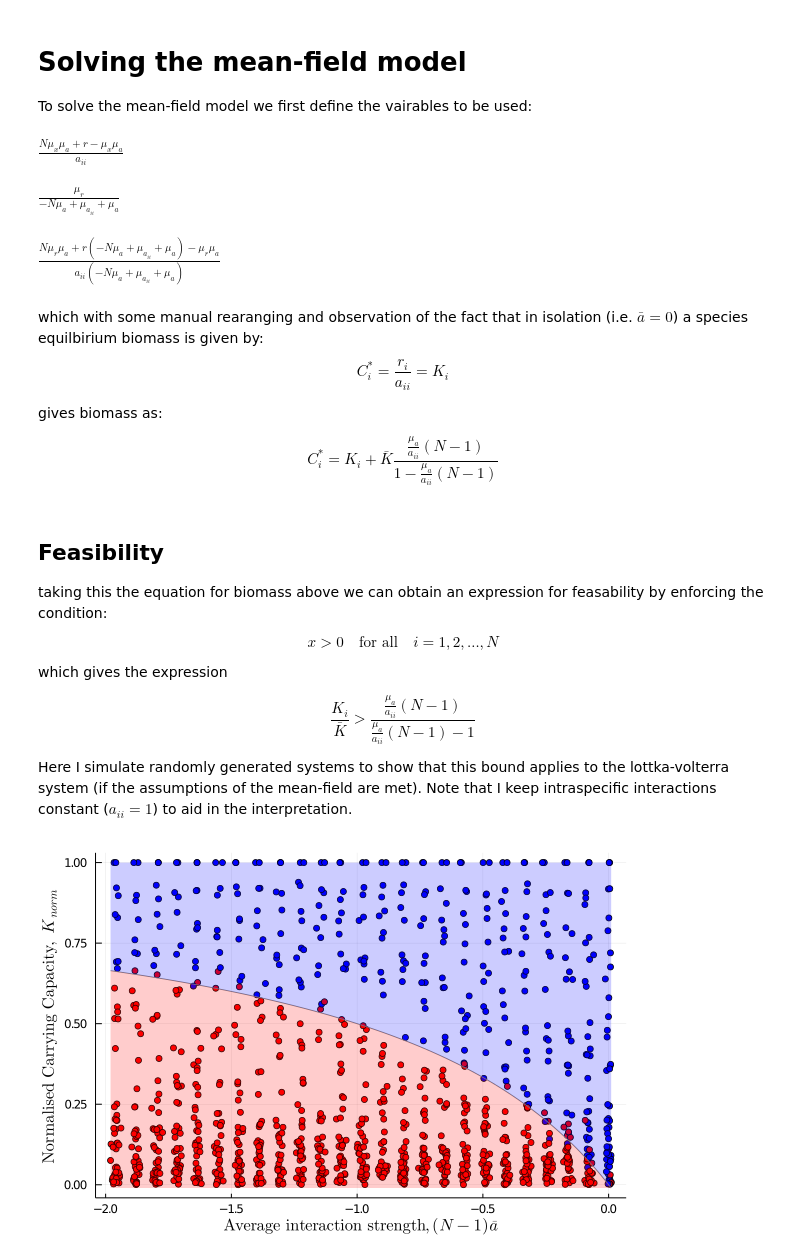
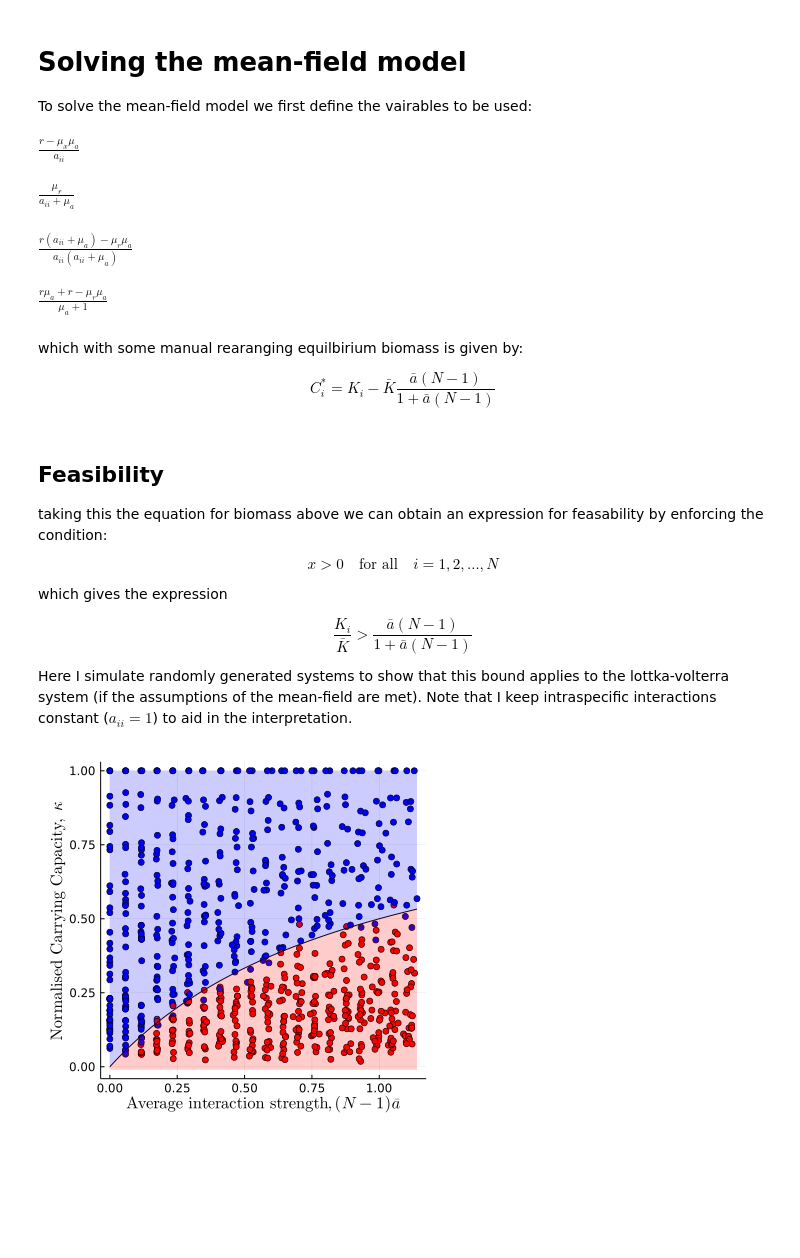
Before and after one commit to CleggTom/Temperature_feasibility, a Jupyter notebook: Notebooks/Analytic.ipynb, the cells around one changed output. Cells and saved outputs as stored; diff of their text form; code cells hidden in the pictures; blank space fills up the shorter version.

```diff
--- a/Notebooks/Analytic.ipynb
+++ b/Notebooks/Analytic.ipynb
@@ -21,35 +21,39 @@ To solve the mean-field model we first define the vairables to be used:
 #define vairables and thier avarge counterparts
 x,ux = symbols("x,μ_x")
 r,ur = symbols("r,μ_r")
+k,uk = symbols("k,μ_k")
 aii,uaii = symbols("a_{ii},μ_{a_{ii}}")
 N, ua = symbols("N, μ_{a}")
 
 #define mean-field to solve
-f = r - aii*x + (N-1)ua*ux
+f = r - aii*x - ua*ux
 
 x_sol = SymPy.solve(f, x)[1]
 # %% [output]
-$\begin{equation*}\frac{N μ_{x} μ_{a} + r - μ_{x} μ_{a}}{a_{ii}}\end{equation*}$
+$\begin{equation*}\frac{r - μ_{x} μ_{a}}{a_{ii}}\end{equation*}$
 # %%
 #take average
-ux_f1 = subs(x_sol , r =>ur , aii => uaii, ) - ux
+ux_f1 = subs(x_sol , r =>ur) - ux
 ux_sol = SymPy.solve(ux_f1, ux)[1]
 # %% [output]
-$\begin{equation*}\frac{μ_{r}}{- N μ_{a} + μ_{a_{ii}} + μ_{a}}\end{equation*}$
+$\begin{equation*}\frac{μ_{r}}{a_{ii} + μ_{a}}\end{equation*}$
 # %%
 x_sol_final = subs(x_sol, ux => ux_sol).simplify()
 # %% [output]
-$\begin{equation*}\frac{N μ_{r} μ_{a} + r \left(- N μ_{a} + μ_{a_{ii}} + μ_{a}\right) - μ_{r} μ_{a}}{a_{ii} \left(- N μ_{a} + μ_{a_{ii}} + μ_{a}\right)}\end{equation*}$
+$\begin{equation*}\frac{r \left(a_{ii} + μ_{a}\right) - μ_{r} μ_{a}}{a_{ii} \left(a_{ii} + μ_{a}\right)}\end{equation*}$
+# %%
+a = x_sol_final.args[1].args[1]
+b = symbols("b")
+c = x_sol_final.subs(a,b).expand().subs(b,a)
+
+c.subs(aii, 1).simplify()
+# %% [output]
+$\begin{equation*}\frac{r μ_{a} + r - μ_{r} μ_{a}}{μ_{a} + 1}\end{equation*}$
 # %% [markdown]
-which with some manual rearanging and observation of the fact that in isolation (i.e. $\bar{a} = 0$) a species equilbirium biomass is given by:
-$$
-C_i^* = \frac{r_i}{a_{ii}} = K_i
-$$
-
-gives biomass as:
+which with some manual rearanging equilbirium biomass is given by:
 
 $$
-C_i^* = K_i + \bar{K} \frac{ \frac{\mu_a}{a_{ii}}(N-1) }{ 1 - \frac{\mu_a}{a_{ii}}(N-1)}
+C_i^* = K_i - \bar{K} \frac{\bar{a}(N-1) }{ 1 + \bar{a}(N-1)}
 $$
 # %% [markdown]
 ## Feasibility
@@ -63,20 +67,22 @@ $$
 which gives the expression
 
 $$
-\frac{K_i}{\bar{K}}>  \frac{ \frac{\mu_a}{a_{ii}}(N-1) }{ \frac{\mu_a}{a_{ii}}(N-1) - 1}
+\frac{K_i}{\bar{K}} > \frac{ \bar{a}(N-1) }{1 + \bar{a}(N-1)}
 $$
 
 Here I simulate randomly generated systems to show that this bound applies to the lottka-volterra system (if the assumptions of the mean-field are met). Note that I keep intraspecific interactions constant ($a_{ii} = 1$) to aid in the interpretation.
 # %%
+Random.seed!(1)
+
 #analytical bound
 function bound(N,ā)
-    (ā*(N-1)) / ( (ā*(N-1)) - 1 )
+    (ā*(N-1)) / ( (ā*(N-1)) + 1 )
 end
 
 #generate random communtiy
 function generate_parameters(N, a_μ, r_σ)
-    r = rand(Distributions.TruncatedNormal(1.0,r_σ,0.0,Inf), N)
-    a = rand(Distributions.Normal( a_μ/N , 20.0/(N*N)),N,N)
+    r = rand(Distributions.LogNormal(1.0,r_σ), N)
+    a = -rand(Distributions.LogNormal( log(a_μ / N) , 0.5) ,N,N)
     [a[i,i] = -1.0 for i = 1:N]
     Param(N,r,a,0.0)
 end
@@ -84,15 +90,15 @@ end
 #simulation parameters
 N = 50
 x0 = rand(N) * 0.1
-tspan = (0, 1e10)
+tspan = (0, 1e3)
 
 # #replicate parameters
-N_a, N_r, N_rep = 25 , 25 , 2
-a_vec = range(-2.0, 0.0, length = N_a)
+N_a, N_r, N_rep = 20 , 20 , 2
+a_vec = range(0.0, 1.0, length = N_a)
 r_vec = range(0.0, 1.0, length = N_r)
 
 # #results array
-feas_results = Array{Tuple{Float64,Vector{Float64},Vector{Bool}},3}(undef, N_a, N_r, N_rep)
+feas_results = Array{Tuple{Float64,Vector{Float64},Bool},3}(undef, N_a, N_r, N_rep)
 
 for i = 1:N_a, j = 1:N_r, k = 1:N_rep
     p = generate_parameters(N,a_vec[i],r_vec[j])
@@ -103,32 +109,35 @@ for i = 1:N_a, j = 1:N_r, k = 1:N_rep
     a = mean(sum(p.a,dims=2).+1) / (p.N-1)
     r = p.r ./ mean(p.r)
 
-    feas_results[i,j,k] = a,r, sol[end] .> eps()
+    feas_results[i,j,k] = -a,r, all(sol[end] .> eps())
 end
 # %%
 #plotting
 #setup plotting arrays
 x = [ feas_results[:][i][1] for i = 1:(N_a*N_r*N_rep) ]
 
 
 y = [minimum(feas_results[:][i][2]) for i = 1:(N_a*N_r*N_rep)]
 y = vcat(y...)
 
 c = [all(feas_results[:][i][3]) for i = 1:(N_a*N_r*N_rep)]
 c = vcat(c...)
 
 
 col = fill(:red, N_a*N_r*N_rep)
 col[c] .= :blue
 
 p1 = scatter(x .* (N-1),y,color = col,
-    ylab = L"\textrm{Normalised Carrying Capacity}, \ K_{norm}",
+    ylab = L"\textrm{Normalised Carrying Capacity}, \ \kappa",
     xlab = L"\textrm{Average interaction strength},(N-1)\bar{a}")
 
 xrange = range(minimum(x),maximum(x),length = 100)
 
-plot!(p1, xrange .* (N-1), bound.(N, xrange), color = "grey", lw = 0.9)
+plot!(p1, xrange .* (N-1), bound.(N, xrange), color = "black", lw = 1, size = (400,380))
 plot!(p1, xrange .* (N-1), bound.(N, xrange), color = "Black", lw = 0, legend = false,fill = (-0.01,0.2,:red))
 plot!(p1, xrange .* (N-1), bound.(N, xrange), color = "Black", lw = 0, legend = false,fill = (1,0.2,:blue))
+savefig(p1, "../docs/Figures/Fig_1.pdf")
+
+p1
 # %% [output]
-[figure, old version]
+[figure, new version]
```
Also changed, not shown: parts of 14 cells of this notebook, 42 other files.
